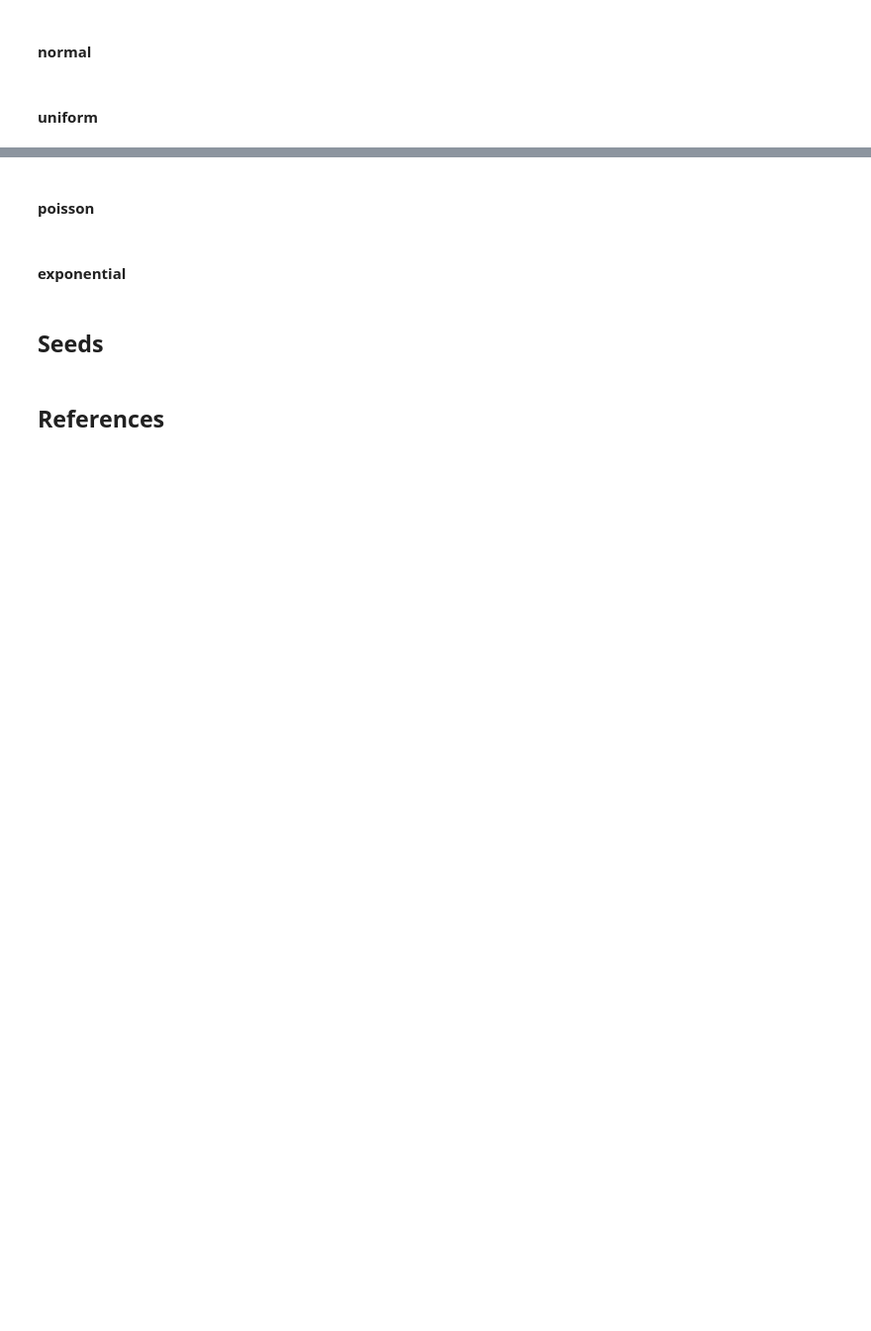
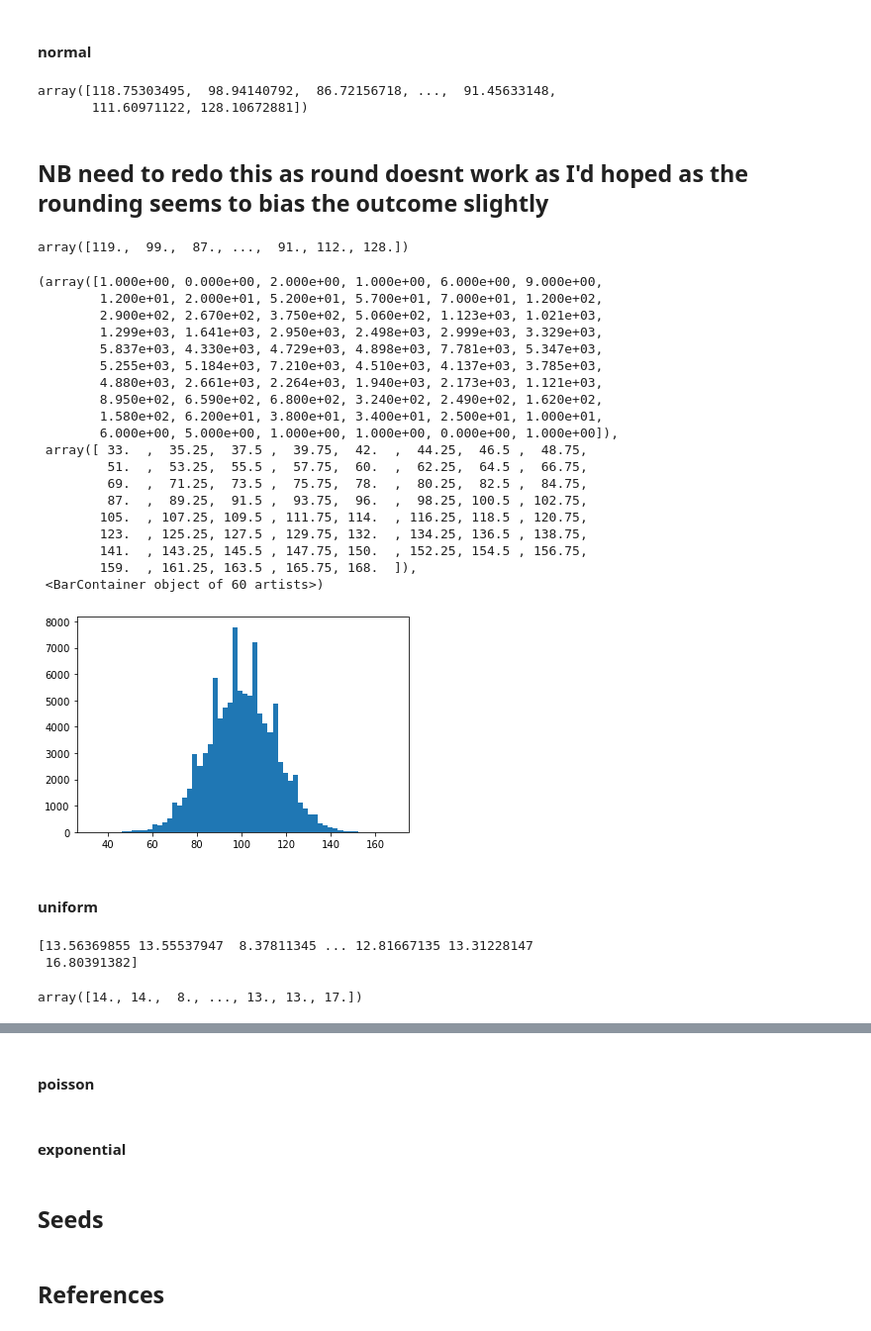
Before and after one commit to andrewjscott/Programming-for-Data-Analysis-Assignment, a Jupyter notebook: Numpy-random.ipynb, the cells around one changed output, grey strips where cells are left out. Shown at 99% size. Drawn from its saved outputs; the diff is of its cells as text; code cells hidden in the pictures; blank space fills up the shorter version.

Commit message:
Editing code and adding a note that further edits needed to rounding

```diff
--- a/Numpy-random.ipynb
+++ b/Numpy-random.ipynb
@@ -165,4 +167,54 @@ plt.hist(coin_flip)
 # %% [markdown]
 #### normal
+# %%
+# IQ test is designed such that the mean result is 100
+# and the standard deviation is 15
+
+# Mean
+mu = 100
+
+#Standard Deviation
+sigma = 15
+# %%
+iq = np.random.default_rng().normal(mu, sigma, 100000)
+# %%
+iq
+# %% [output]
+array([118.75303495,  98.94140792,  86.72156718, ...,  91.45633148,
+       111.60971122, 128.10672881])
+# %% [markdown]
+## NB need to redo this as round doesnt work as I'd hoped as the rounding seems to bias the outcome slightly
+# %%
+# As resulting array results were up to 8 decimal places, round is used to
+# convert to whole numbers as IQ results are whole numbers
+rounded_iq = np.around(iq)
+# %%
+rounded_iq
+# %% [output]
+array([119.,  99.,  87., ...,  91., 112., 128.])
+# %%
+# Plotting the randomly generated IQ results
+plt.hist(rounded_iq, bins = 60)
+# %% [output]
+(array([1.000e+00, 0.000e+00, 2.000e+00, 1.000e+00, 6.000e+00, 9.000e+00,
+        1.200e+01, 2.000e+01, 5.200e+01, 5.700e+01, 7.000e+01, 1.200e+02,
+        2.900e+02, 2.670e+02, 3.750e+02, 5.060e+02, 1.123e+03, 1.021e+03,
+        1.299e+03, 1.641e+03, 2.950e+03, 2.498e+03, 2.999e+03, 3.329e+03,
+        5.837e+03, 4.330e+03, 4.729e+03, 4.898e+03, 7.781e+03, 5.347e+03,
+        5.255e+03, 5.184e+03, 7.210e+03, 4.510e+03, 4.137e+03, 3.785e+03,
+        4.880e+03, 2.661e+03, 2.264e+03, 1.940e+03, 2.173e+03, 1.121e+03,
+        8.950e+02, 6.590e+02, 6.800e+02, 3.240e+02, 2.490e+02, 1.620e+02,
+        1.580e+02, 6.200e+01, 3.800e+01, 3.400e+01, 2.500e+01, 1.000e+01,
+        6.000e+00, 5.000e+00, 1.000e+00, 1.000e+00, 0.000e+00, 1.000e+00]),
+ array([ 33.  ,  35.25,  37.5 ,  39.75,  42.  ,  44.25,  46.5 ,  48.75,
+         51.  ,  53.25,  55.5 ,  57.75,  60.  ,  62.25,  64.5 ,  66.75,
+         69.  ,  71.25,  73.5 ,  75.75,  78.  ,  80.25,  82.5 ,  84.75,
+         87.  ,  89.25,  91.5 ,  93.75,  96.  ,  98.25, 100.5 , 102.75,
+        105.  , 107.25, 109.5 , 111.75, 114.  , 116.25, 118.5 , 120.75,
+        123.  , 125.25, 127.5 , 129.75, 132.  , 134.25, 136.5 , 138.75,
+        141.  , 143.25, 145.5 , 147.75, 150.  , 152.25, 154.5 , 156.75,
+        159.  , 161.25, 163.5 , 165.75, 168.  ]),
+ <BarContainer object of 60 artists>)
+[figure, added]
 # %% [markdown]
 #### uniform
@@ -168,0 +223,5 @@ plt.hist(coin_flip)
+# %%
+print(dice)
+# %% [output]
+[13.56369855 13.55537947  8.37811345 ... 12.81667135 13.31228147
+ 16.80391382]
@@ -168,0 +230,4 @@ plt.hist(coin_flip)
+# %%
+rounded_dice
+# %% [output]
+array([14., 14.,  8., ..., 13., 13., 17.])
```
Also changed, not shown: parts of 17 cells of this notebook.
